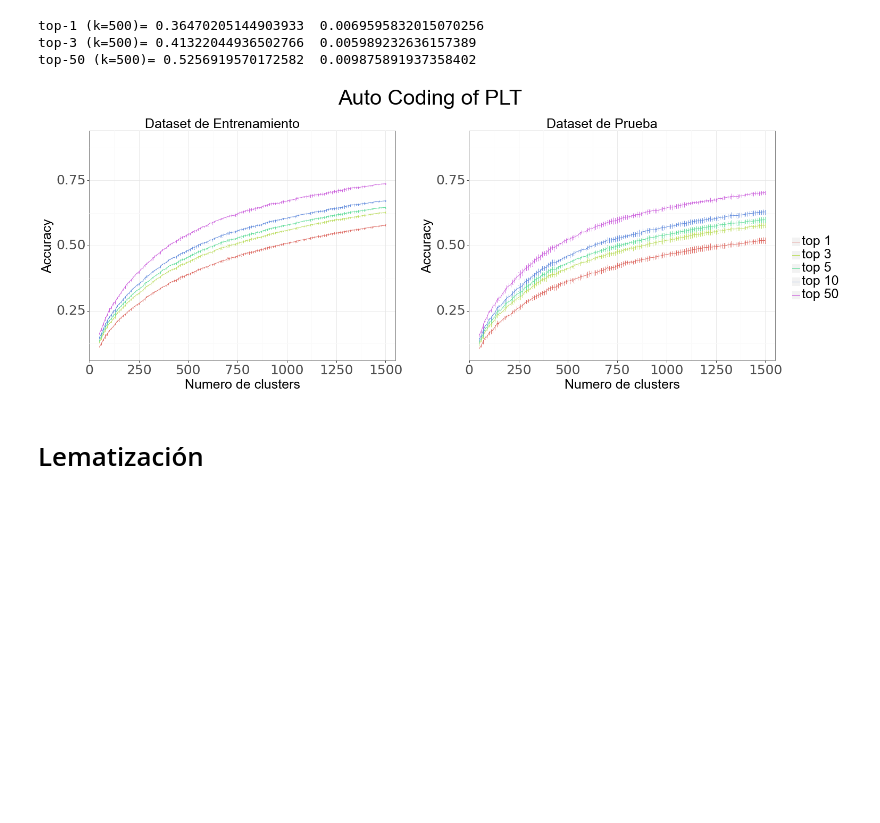
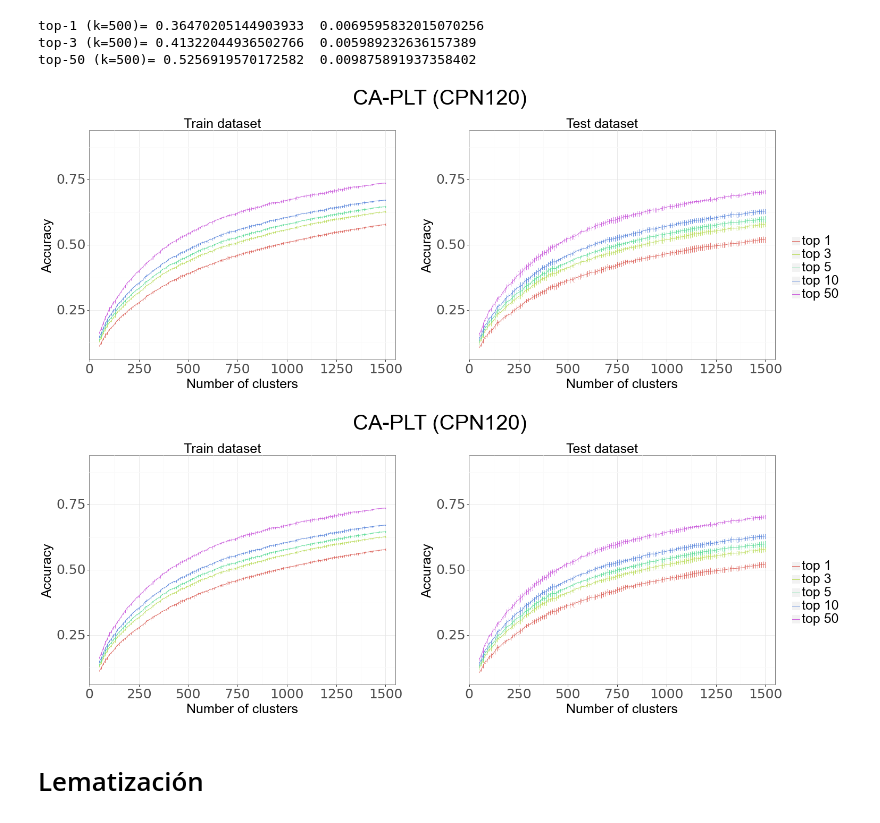
Before and after one commit to DJRamosA/AC-PLT, a Jupyter notebook: src/process_nueva_data/Generator.ipynb, the cells around one changed output. Cells and saved outputs as stored; diff of their text form; code cells hidden in the pictures; blank space fills up the shorter version.

```diff
--- a/src/process_nueva_data/Generator.ipynb
+++ b/src/process_nueva_data/Generator.ipynb
@@ -820,9 +849,9 @@ p1 = (
     geom_errorbar(aes(ymin = k_acc_top_test[:,6]-k_acc_top_test[:,7], ymax = k_acc_top_test[:,6]+k_acc_top_test[:,7], color="'top 10'"))+
     geom_line(aes(y=k_acc_top_test[:,8], color="'top 50'"))+
     geom_errorbar(aes(ymin = k_acc_top_test[:,8]-k_acc_top_test[:,9], ymax = k_acc_top_test[:,8]+k_acc_top_test[:,9], color="'top 50'"))+
-    xlab("Numero de clusters")+
+    xlab("Number of clusters")+
     ylab("Accuracy")+
-    ggtitle("Dataset de Prueba")+
+    ggtitle("Test dataset")+
     theme_bw()+
     theme(text=element_text(size=25))+
     scale_y_continuous(limits = (0.1, 0.9))+
@@ -830,37 +859,38 @@ p1 = (
 )
 
 p2 = (
     ggplot()+
     aes(x=rango, color='')+
     geom_line(aes(y=k_acc_top_train[:,0], color="'top 1'"))+
     geom_errorbar(aes(ymin = k_acc_top_train[:,0]-k_acc_top_train[:,1], ymax = k_acc_top_train[:,0]+k_acc_top_train[:,1], color="'top 1'"))+
     geom_line(aes(y=k_acc_top_train[:,2], color="'top 3'"))+
     geom_errorbar(aes(ymin = k_acc_top_train[:,2]-k_acc_top_train[:,3], ymax = k_acc_top_train[:,2]+k_acc_top_train[:,3], color="'top 3'"))+
     geom_line(aes(y=k_acc_top_train[:,4], color="'top 5'"))+
     geom_errorbar(aes(ymin = k_acc_top_train[:,4]-k_acc_top_train[:,5], ymax = k_acc_top_train[:,4]+k_acc_top_train[:,5], color="'top 5'"))+
     geom_line(aes(y=k_acc_top_train[:,6], color="'top 10'"))+
     geom_errorbar(aes(ymin = k_acc_top_train[:,6]-k_acc_top_train[:,7], ymax = k_acc_top_train[:,6]+k_acc_top_train[:,7], color="'top 10'"))+
     geom_line(aes(y=k_acc_top_train[:,8], color="'top 50'"))+
     geom_errorbar(aes(ymin = k_acc_top_train[:,8]-k_acc_top_train[:,9], ymax = k_acc_top_train[:,8]+k_acc_top_train[:,9], color="'top 50'"))+
-    xlab("Numero de clusters")+
+    xlab("Number of clusters")+
     ylab("Accuracy")+
-    ggtitle("Dataset de Entrenamiento")+
+    ggtitle("Train dataset")+
     theme_bw()+
     theme(legend_position = "none", text=element_text(size=25))+
     scale_y_continuous(limits = (0.1, 0.9))+
     scale_x_continuous(limits=(0, 1550), breaks=range(0, 1501, 250), expand=(0,1))
 )
 
 # gray =
 
 p1 = pw.load_ggplot(p1, figsize=(8,6))
 p2 = pw.load_ggplot(p2, figsize=(8,6))
 
 p12 = (p2|p1)
-p12.set_text(text="Auto Coding of PLT",x=0.4,y=1.1, size=40)
+p12.set_text(text="CA-PLT (CPN120)",x=0.42,y=1.1, size=40)
 p12.savefig()
 # %% [output]
-[figure, old version]
+[figure, new version]
+[figure, added]
 # %%
 pd.DataFrame(k_acc_1, columns=["mean","std"]).to_csv(r"../../data/nueva_data/k_acc.csv")
 # %%
```
Also changed, not shown: parts of 5 cells of this notebook, 1 other file.
